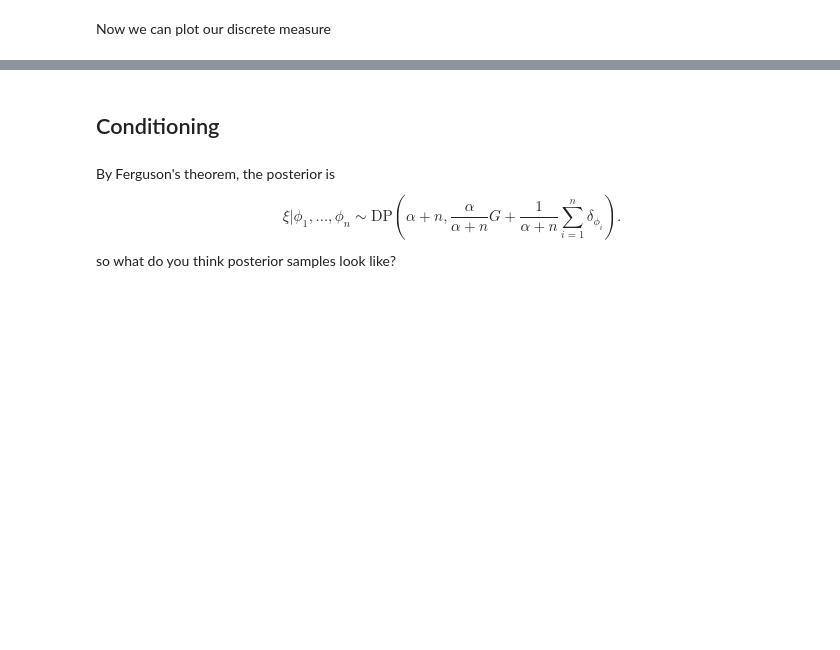
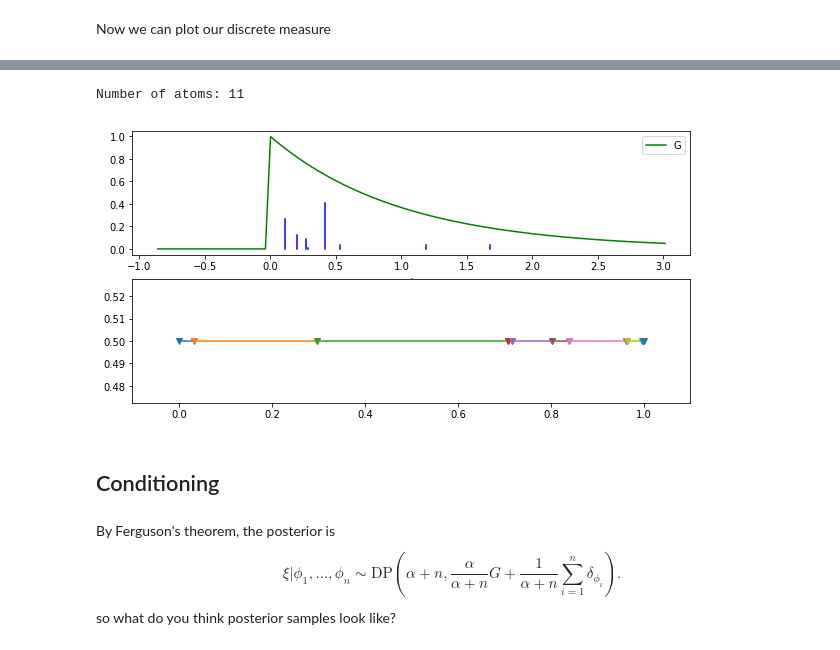
Before and after one commit to rbardenet/bnp-course, a Jupyter notebook: notebooks/04_dp_basics.ipynb, the cells around one changed output, grey strips where cells are left out. Drawn from its saved outputs; the diff is of its cells as text; code cells hidden in the pictures; blank space fills up the shorter version.

```diff
--- a/notebooks/04_dp_basics.ipynb
+++ b/notebooks/04_dp_basics.ipynb
@@ -88,3 +88,10 @@ Number of atoms: 72
+# %%
+V, C, phi = sample(alpha=1, baseMeasure=G) # play with parameters alpha and G
+plotResults(V, C, phi)
+plt.show()
+# %% [output]
+Number of atoms: 11
+[figure, added]
 # %% [markdown]
 ## Conditioning
 # %% [markdown]
```
Also changed, not shown: parts of 3 cells of this notebook, 1 other file.
